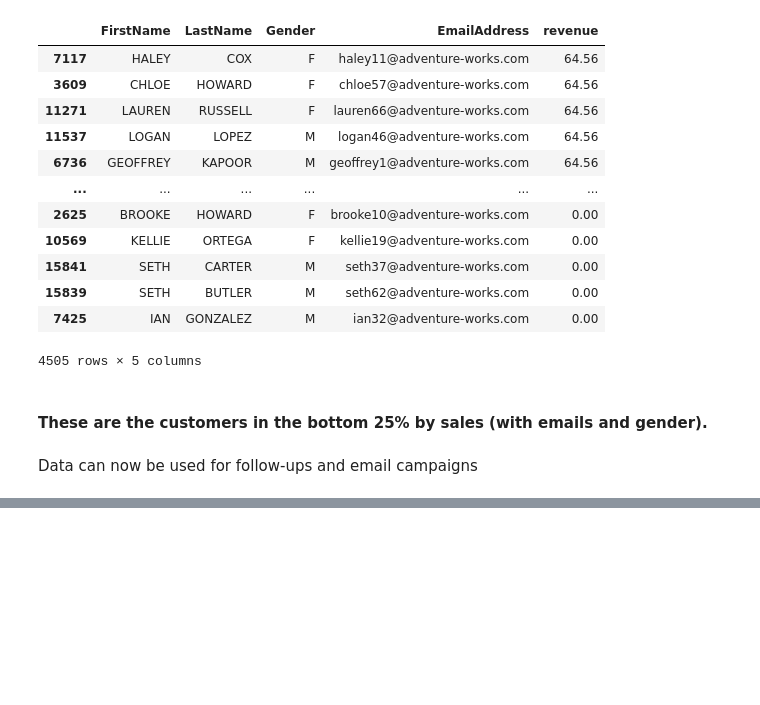
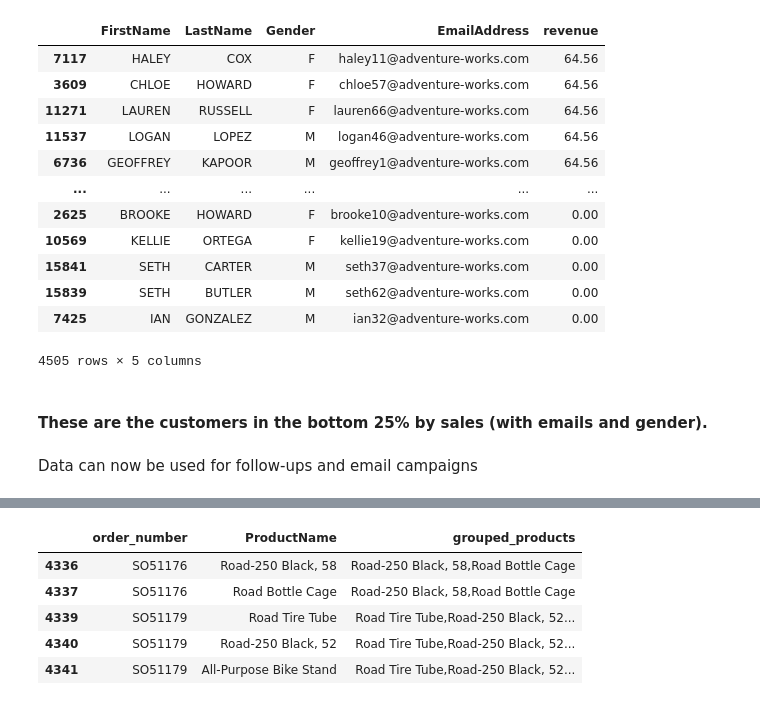
Before and after one commit to donchi/portfolio, a Jupyter notebook: Sales and Customer Analysis - Python/scripts/Sales and Customer Analysis.ipynb, the cells around one changed output, grey strips where cells are left out. Saved outputs shown, nothing was run; the diff lists cells and outputs as text; code cells hidden in the pictures; blank space fills up the shorter version.

```diff
--- a/Sales and Customer Analysis - Python/scripts/Sales and Customer Analysis.ipynb
+++ b/Sales and Customer Analysis - Python/scripts/Sales and Customer Analysis.ipynb
@@ -389,0 +402,4 @@ Data can now be used for follow-ups and email campaigns
+# %%
+# get duplicates order number, since we are on orderline
+df_pairs = df_productsales[df_productsales['order_number'].duplicated(keep=False)][['order_number', 'ProductName']]
+df_pairs.head()
@@ -389,0 +413,11 @@ Data can now be used for follow-ups and email campaigns
+# %%
+# group products with same order number using transform
+df_pairs['grouped_products'] =  df_pairs.groupby('order_number')['ProductName'].transform(lambda x: ",".join(x))
+df_pairs.head()
+# %% [output]
+|  | order_number | ProductName | grouped_products |
+| 4336 | SO51176 | Road-250 Black, 58 | Road-250 Black, 58,Road Bottle Cage |
+| 4337 | SO51176 | Road Bottle Cage | Road-250 Black, 58,Road Bottle Cage |
+| 4339 | SO51179 | Road Tire Tube | Road Tire Tube,Road-250 Black, 52... |
+| 4340 | SO51179 | Road-250 Black, 52 | Road Tire Tube,Road-250 Black, 52... |
+| 4341 | SO51179 | All-Purpose Bike Stand | Road Tire Tube,Road-250 Black, 52... |
```
Also changed, not shown: parts of 16 cells of this notebook, 1 other file.
